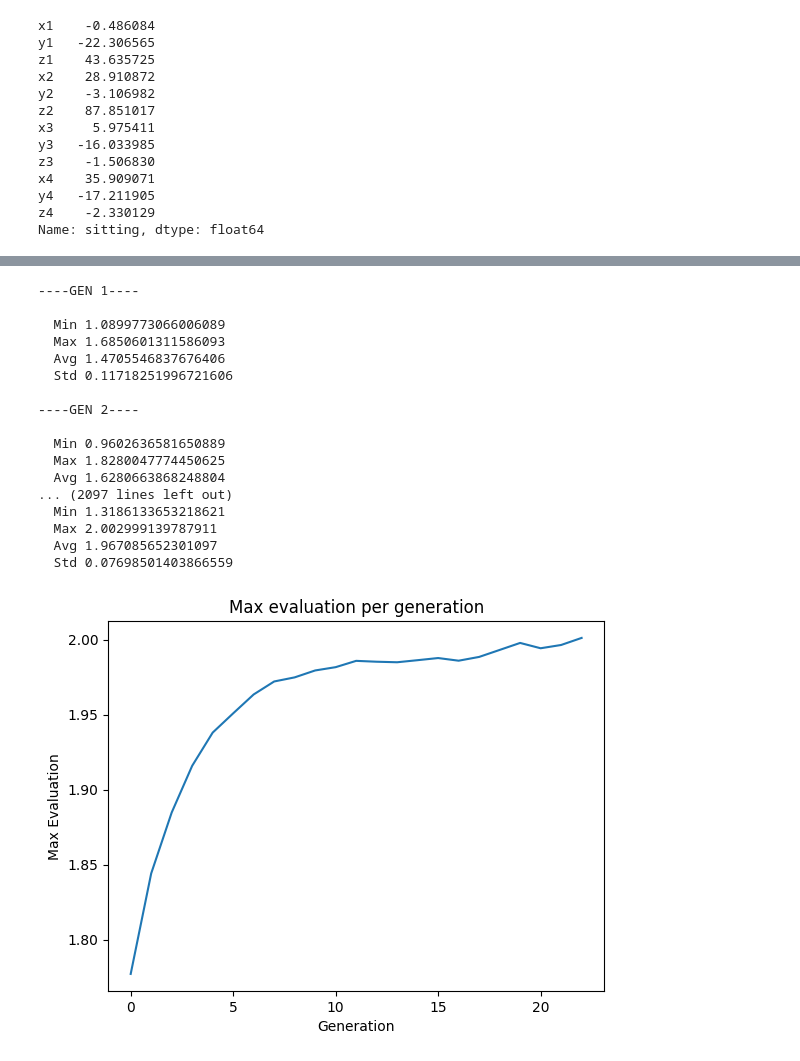
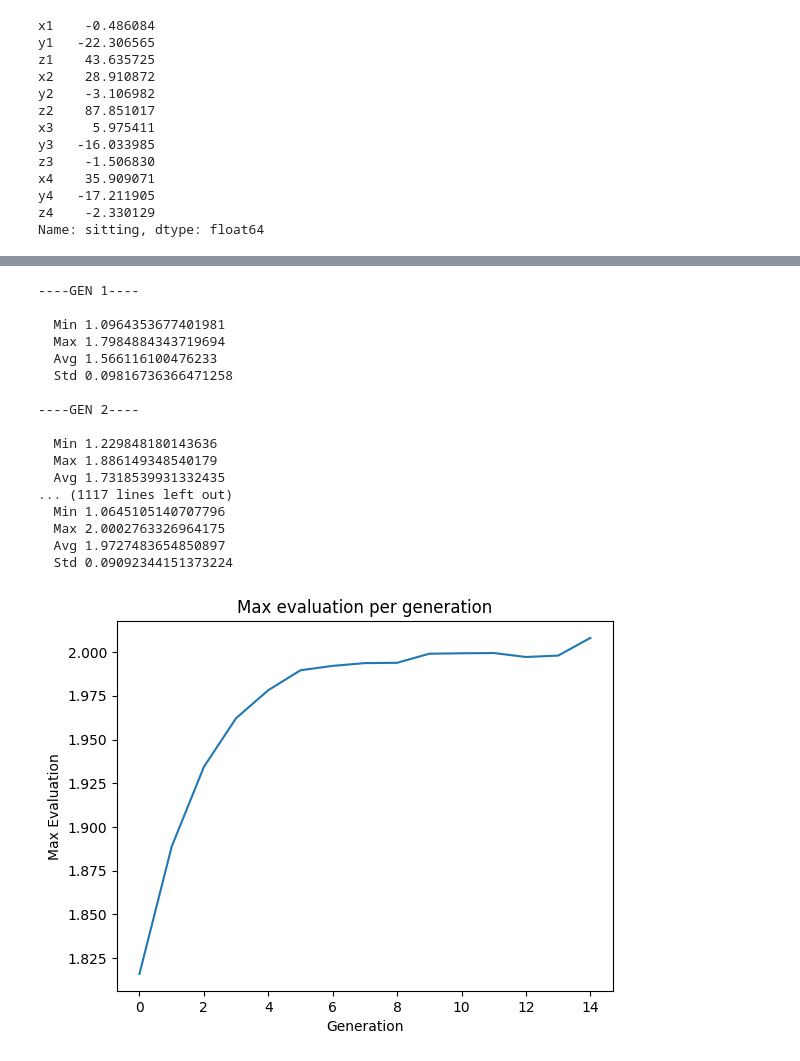
Before and after one commit to zisissour/CEID-Computational-Intelligence-Projects-2023, a Jupyter notebook: Exercise 2/Code/ga.ipynb, the cells around one changed output, grey strips where cells are left out. Saved outputs shown, nothing was run; the diff lists cells and outputs as text; code cells hidden in the pictures.

```diff
--- a/Exercise 2/Code/ga.ipynb
+++ b/Exercise 2/Code/ga.ipynb
@@ -57,22 +57,17 @@ sitting_mean = np.array(sitting_mean)
 # %%
 #Making the genetic algorithm
 
-w = []
-for _ in range(0,12):
-    w.append(1.0)
-
+#We want to maximize fitness thus weights=1
 creator.create("FitnessMax", base.Fitness, weights=(1.0,))
 creator.create("Individual", list, fitness=creator.FitnessMax)
 
-
+#Describing the individual as a list of 12 integers from -617 to 533
 toolbox = base.Toolbox()
 toolbox.register("attribute", random.randint, -617,533)
 toolbox.register("individual", tools.initRepeat, creator.Individual, toolbox.attribute, n=12)
-
 toolbox.register("population", tools.initRepeat, list, toolbox.individual)
 
-
-
+#Defining the evaluation function
 
 def evaluate(v):
     c=0.1
@@ -88,21 +83,28 @@ def evaluate(v):
     return f[0]
 
 
-
-toolbox.register("mate", tools.cxSimulatedBinaryBounded, eta=0.1, low=-617, up=533)
+#Registering genetic operators
+toolbox.register("mate", tools.cxSimulatedBinaryBounded, eta=0.01, low=-617, up=533)
 toolbox.register("mutate", tools.mutUniformInt, low=-617,up=533, indpb=0.01)
-toolbox.register("select", tools.selTournament, tournsize=20)
+toolbox.register("select", tools.selTournament, tournsize=40)
 toolbox.register("evaluate", evaluate)
 # %%
+#The actual algorithm
+
 def ga():
-    pop = toolbox.population(n=100)
+
+    #Create initial population
+    pop = toolbox.population(n=200)
     CXPB, NGEN = 0.6, 1000
+
     # Evaluate the entire population
     fitnesses = list(map(toolbox.evaluate, pop))
 
 
     for ind, fit in zip(pop, fitnesses):
         ind.fitness.values = fit
+
+
 
     g=0
 
@@ -117,7 +119,6 @@ def ga():
     while g<NGEN and bad_improvement_counter<20 and max_fits<2:
 
 
-
         print("\n----GEN "+ str(g+1) +"----\n")
         # Select the next generation individuals
         offspring = toolbox.select(pop, len(pop))
@@ -129,11 +130,13 @@ def ga():
         # Apply crossover and mutation on the offspring
         for child1, child2 in zip(offspring[::2], offspring[1::2]):
 
+            #Apply crossover according to crossover prob.
             if random.random() < CXPB:
                 toolbox.mate(child1,child2)
                 del child1.fitness.values
                 del child2.fitness.values
 
+        #Always apply mutation. Mutation prob. is given as argument in mutation function
         for mutant in offspring:
             toolbox.mutate(mutant)
             del mutant.fitness.values
@@ -152,19 +155,25 @@ def ga():
         # Gather all the fitnesses in one list and print the stats
         fits = [ind.fitness.values[0] for ind in pop]
 
+        #Get best solution
         best_solution = pop[fits.index(max(fits))]
 
+        #Get best evaluation for current generation
         prev_max_fits = max_fits
         max_fits = max(fits)
         max_fits_list.append(max_fits)
 
+        #Get improvemnet
         improvement = (max_fits/prev_max_fits)-1
 
+        #If too small increase counter
         if improvement < 0.001:
             bad_improvement_counter+=1
         else:
             bad_improvement_counter=0
 
+
+        #Printing statistics for each generation
         length = len(pop)
         mean = sum(fits) / length
         sum2 = sum(x*x for x in fits)
@@ -182,6 +191,8 @@ def ga():
 
     return best_solution, max_fits_list,g
 # %%
+#########Plotting and getting exp. results#########
+
 solutions=[]
 max_fits=[]
 generations=[]
@@ -196,35 +207,35 @@ mean_fit = pd.DataFrame(max_fits).mean()
 # %% [output]
 ----GEN 1----
 
-  Min 1.0899773066006089
-  Max 1.6850601311586093
-  Avg 1.4705546837676406
-  Std 0.11718251996721606
+  Min 1.0964353677401981
+  Max 1.7984884343719694
+  Avg 1.566116100476233
+  Std 0.09816736366471258
 
 ----GEN 2----
 
-  Min 0.9602636581650889
-  Max 1.8280047774450625
-  Avg 1.6280663868248804
-... (2097 lines left out)
-  Min 1.3186133653218621
-  Max 2.002999139787911
-  Avg 1.967085652301097
-  Std 0.07698501403866559
+  Min 1.229848180143636
+  Max 1.886149348540179
+  Avg 1.7318539931332435
+... (1117 lines left out)
+  Min 1.0645105140707796
+  Max 2.0002763326964175
+  Avg 1.9727483654850897
+  Std 0.09092344151373224
 # %%
-experiment_name = "exp"
+experiment_name = "expe"
 experiment_path = "Experiments/"+experiment_name+"/"
 
 if not os.path.exists(experiment_path):
     os.makedirs(experiment_path)
 
 plt.title("Max evaluation per generation")
 plt.xlabel("Generation")
 plt.ylabel("Max Evaluation")
 plt.plot(mean_fit)
 plt.savefig(experiment_path+experiment_name+".jpg")
 # %% [output]
-[figure, old version]
+[figure, new version]
 # %%
 f = open(experiment_path+experiment_name+"_gens.txt","w")
 f.write("Mean number of generations: " +str(np.mean(generations)) +"\nMean max evaluation: "+str(max(mean_fit)))
```
Also changed, not shown: 1 other file.
